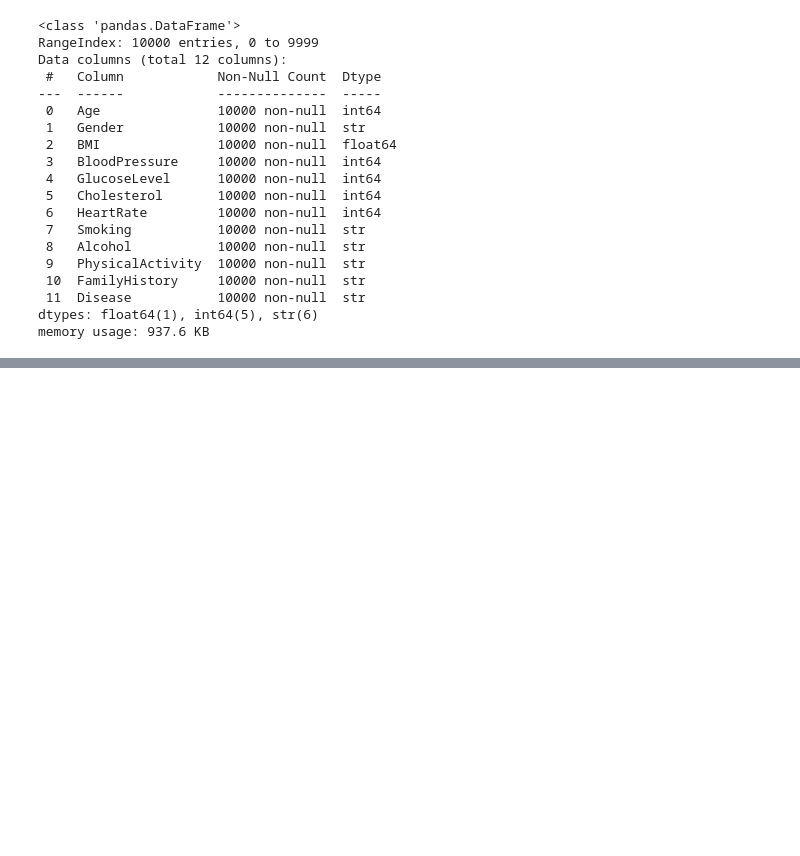
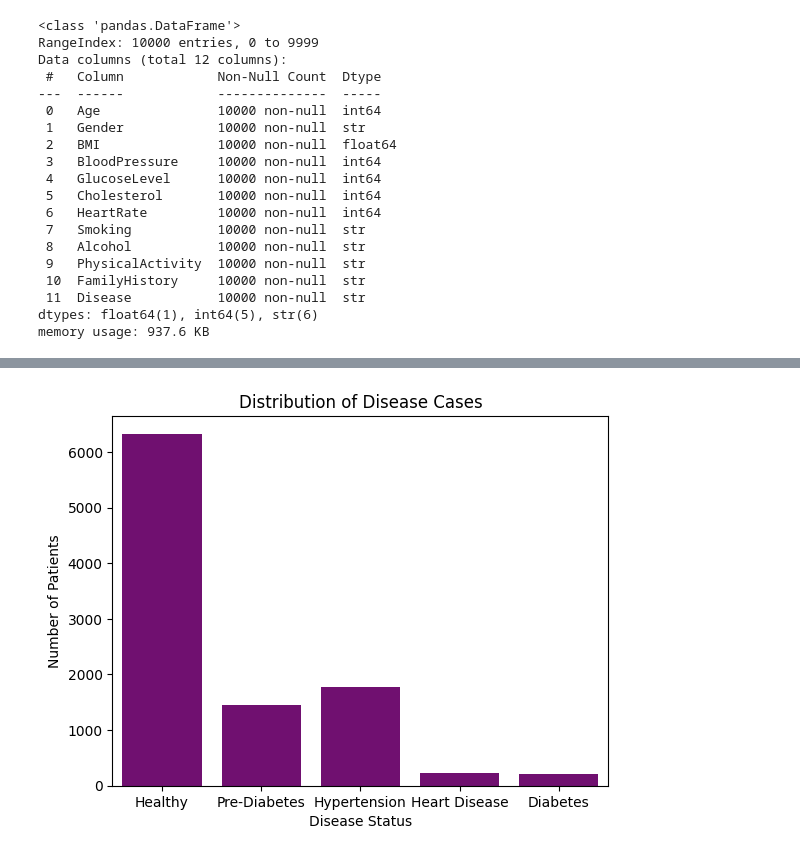
Before and after one commit to mansikumawat08/Project-2, a Jupyter notebook: medical.ipynb, the cells around one changed output, grey strips where cells are left out. Saved outputs shown, nothing was run; the diff lists cells and outputs as text; code cells hidden in the pictures; blank space fills up the shorter version.

```diff
--- a/medical.ipynb
+++ b/medical.ipynb
@@ -390,0 +92,8 @@ df
+# %%
+sns.countplot(x='Disease', data=df , color= 'Purple')
+plt.title("Distribution of Disease Cases")
+plt.xlabel("Disease Status")
+plt.ylabel("Number of Patients")
+plt.show()
+# %% [output]
+[figure, added]
```
Also changed, not shown: parts of 84 cells of this notebook, 1 other file.
